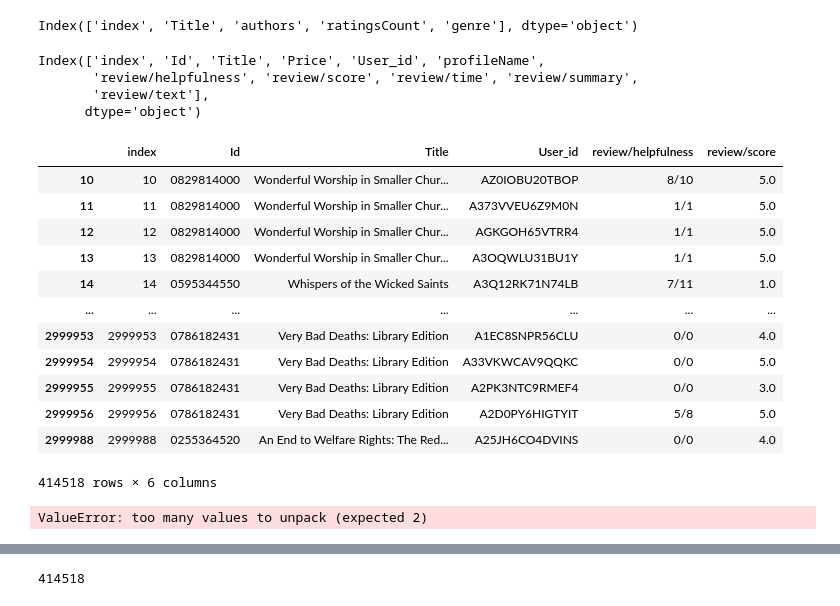
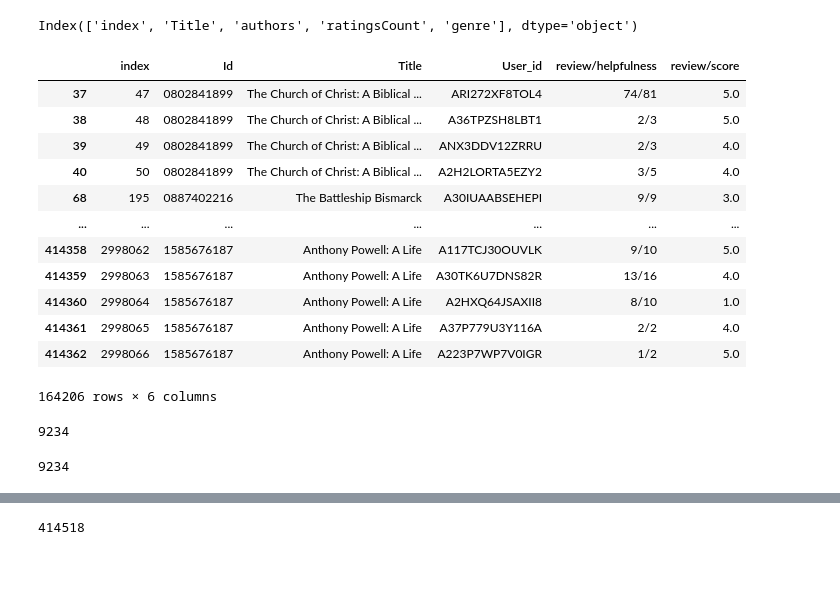
Before and after one commit to jinks145/pj_fireteam-108c, a Jupyter notebook: db.ipynb, the cells around one changed output, grey strips where cells are left out. Cells and saved outputs as stored; diff of their text form; code cells hidden in the pictures; blank space fills up the shorter version.

```diff
--- a/db.ipynb
+++ b/db.ipynb
@@ -9,6 +9,5 @@ connection = engine.connect()
 books_data = pd.read_sql_table('books_data', connection)
 books_rating = pd.read_sql_table('books_rating', connection)
 
-books_data = books_data.dropna()
-books_rating = books_rating.dropna()
+
 # books_data_test = pd.read_sql_table('books_data', )
@@ -42,32 +57,24 @@ books_data_cleaned = books_data_cleaned.drop("index", axis=1)
 books_data_cleaned.columns
 # %% [output]
 Index(['index', 'Title', 'authors', 'ratingsCount', 'genre'], dtype='object')
-# %%
-books_rating.columns
-# %% [output]
-Index(['index', 'Id', 'Title', 'Price', 'User_id', 'profileName',
-       'review/helpfulness', 'review/score', 'review/time', 'review/summary',
-       'review/text'],
-      dtype='object')
-# %%
-drop_columns = ["review/text", "review/summary", "review/time", "profileName", "Price", ]
-books_rating_cleaned = books_rating.drop(drop_columns, axis=1)
-display(books_rating_cleaned)
-# %% [output]
-|  | index | Id | Title | User_id | review/helpfulness | review/score |
-| 10 | 10 | 0829814000 | Wonderful Worship in Smaller Chur... | AZ0IOBU20TBOP | 8/10 | 5.0 |
-| 11 | 11 | 0829814000 | Wonderful Worship in Smaller Chur... | A373VVEU6Z9M0N | 1/1 | 5.0 |
-| 12 | 12 | 0829814000 | Wonderful Worship in Smaller Chur... | AGKGOH65VTRR4 | 1/1 | 5.0 |
-| 13 | 13 | 0829814000 | Wonderful Worship in Smaller Chur... | A3OQWLU31BU1Y | 1/1 | 5.0 |
-| 14 | 14 | 0595344550 | Whispers of the Wicked Saints | A3Q12RK71N74LB | 7/11 | 1.0 |
-| ... | ... | ... | ... | ... | ... | ... |
-| 2999953 | 2999953 | 0786182431 | Very Bad Deaths: Library Edition | A1EC8SNPR56CLU | 0/0 | 4.0 |
-| 2999954 | 2999954 | 0786182431 | Very Bad Deaths: Library Edition | A33VKWCAV9QQKC | 0/0 | 5.0 |
-| 2999955 | 2999955 | 0786182431 | Very Bad Deaths: Library Edition | A2PK3NTC9RMEF4 | 0/0 | 3.0 |
-| 2999956 | 2999956 | 0786182431 | Very Bad Deaths: Library Edition | A2D0PY6HIGTYIT | 5/8 | 5.0 |
-| 2999988 | 2999988 | 0255364520 | An End to Welfare Rights: The Red... | A25JH6CO4DVINS | 0/0 | 4.0 |
-414518 rows × 6 columns
-# %%
- [a for a, b in books_rating_cleaned.groupby("User_id").filter]
-# %% [output]
-ValueError: too many values to unpack (expected 2)
+# %%
+books_rating = books_rating[books_rating["Title"].isin(books_data.Title)]
+books_rating
+# %% [output]
+|  | index | Id | Title | User_id | review/helpfulness | review/score |
+| 37 | 47 | 0802841899 | The Church of Christ: A Biblical ... | ARI272XF8TOL4 | 74/81 | 5.0 |
+| 38 | 48 | 0802841899 | The Church of Christ: A Biblical ... | A36TPZSH8LBT1 | 2/3 | 5.0 |
+| 39 | 49 | 0802841899 | The Church of Christ: A Biblical ... | ANX3DDV12ZRRU | 2/3 | 4.0 |
+| 40 | 50 | 0802841899 | The Church of Christ: A Biblical ... | A2H2LORTA5EZY2 | 3/5 | 4.0 |
+| 68 | 195 | 0887402216 | The Battleship Bismarck | A30IUAABSEHEPI | 9/9 | 3.0 |
+| ... | ... | ... | ... | ... | ... | ... |
+| 414358 | 2998062 | 1585676187 | Anthony Powell: A Life | A117TCJ30OUVLK | 9/10 | 5.0 |
+| 414359 | 2998063 | 1585676187 | Anthony Powell: A Life | A30TK6U7DNS82R | 13/16 | 4.0 |
+| 414360 | 2998064 | 1585676187 | Anthony Powell: A Life | A2HXQ64JSAXII8 | 8/10 | 1.0 |
+| 414361 | 2998065 | 1585676187 | Anthony Powell: A Life | A37P779U3Y116A | 2/2 | 4.0 |
+| 414362 | 2998066 | 1585676187 | Anthony Powell: A Life | A223P7WP7V0IGR | 1/2 | 5.0 |
+164206 rows × 6 columns
+# %%
+books_rating.Title.unique().shape[0]
+# %% [output]
+9234
@@ -73,0 +85,4 @@ ValueError: too many values to unpack (expected 2)
+# %%
+reviewed_books.shape[0]
+# %% [output]
+9234
```
Also changed, not shown: parts of 7 cells of this notebook.
